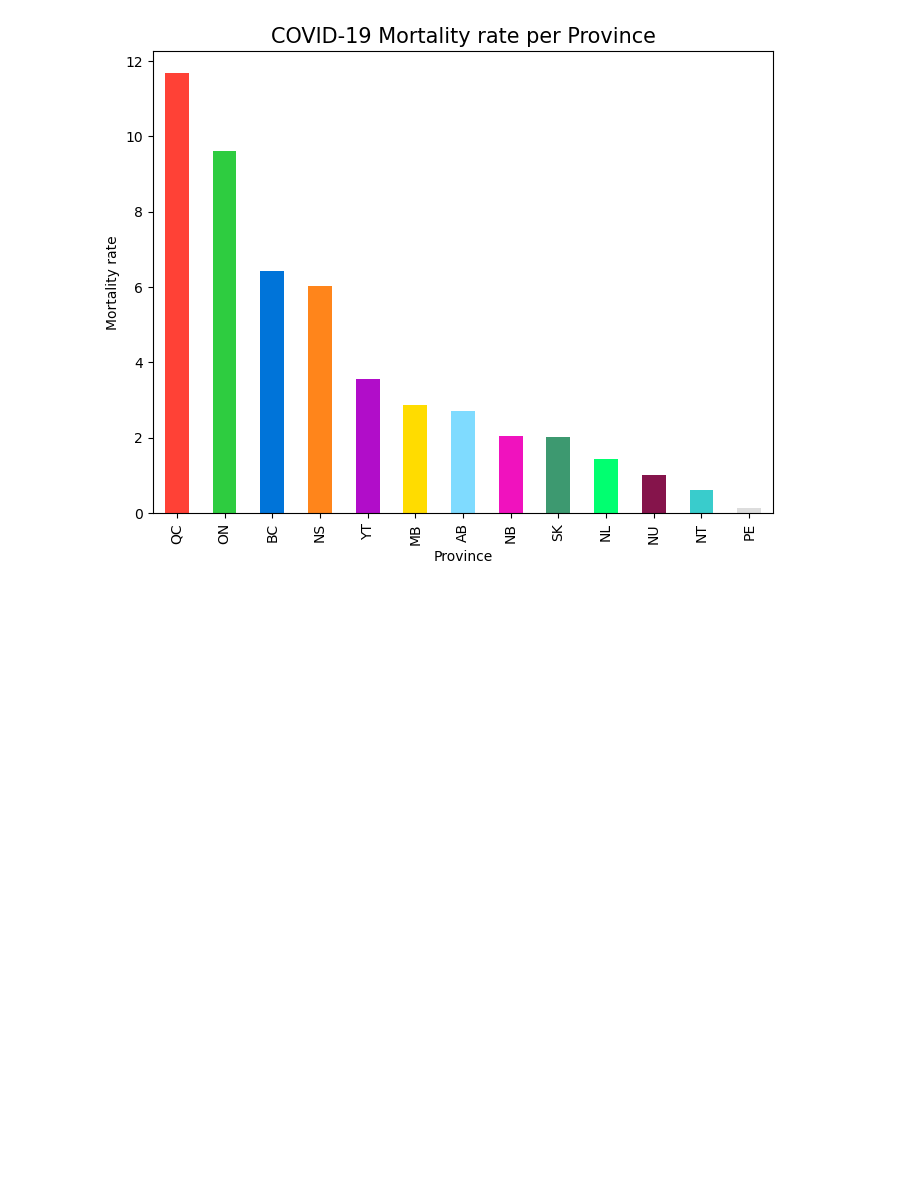
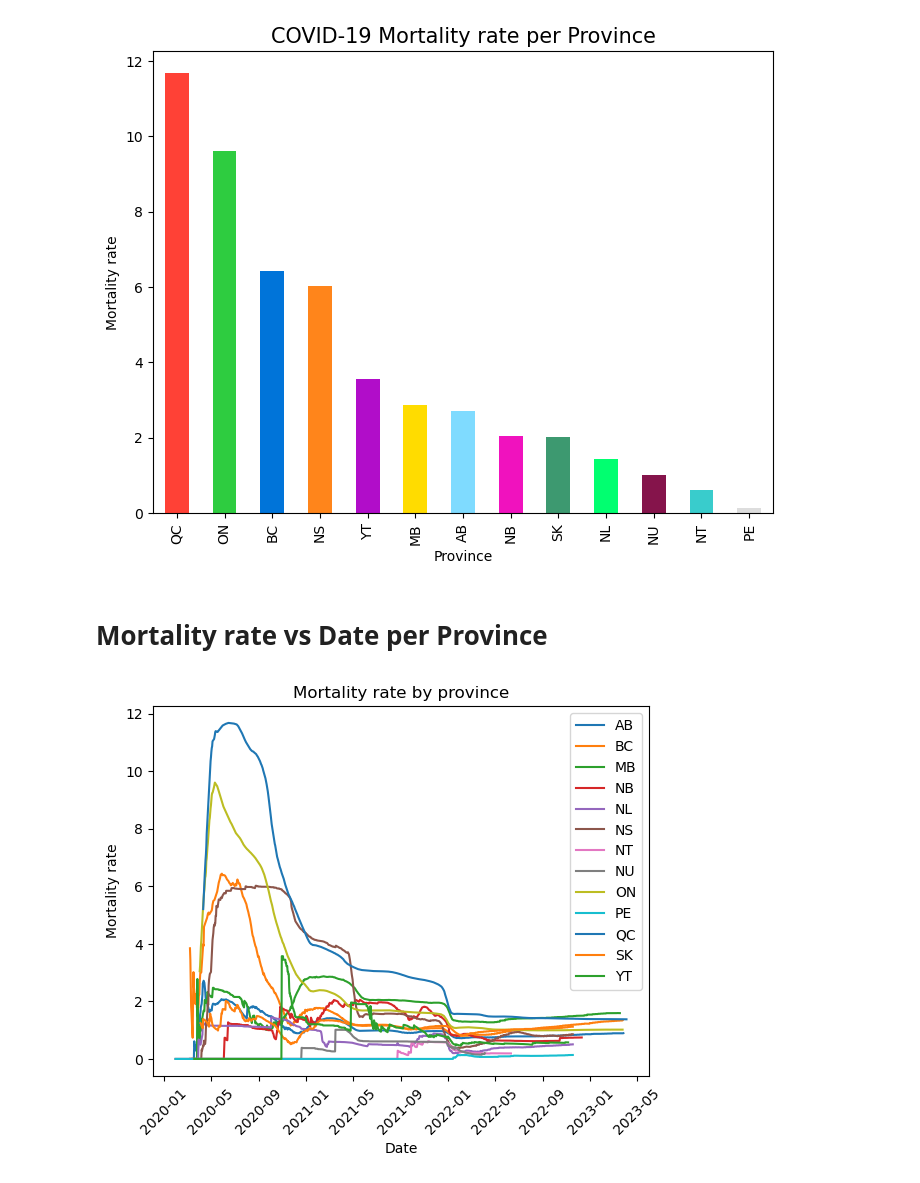
Before and after one commit to svafaeva93/Covid19AnalysisCanada, a Jupyter notebook: Data_extraction_API.ipynb, the cells around one changed output. Saved outputs shown, nothing was run; the diff lists cells and outputs as text; code cells hidden in the pictures; blank space fills up the shorter version.

```diff
--- a/Data_extraction_API.ipynb
+++ b/Data_extraction_API.ipynb
@@ -453,3 +441,23 @@ ax.set_title("COVID-19 Mortality rate per Province", size = 15)
 plt.show()
 # %% [output]
 [figure]
+# %% [markdown]
+# Mortality rate vs Date per Province
+# %%
+Mortality_rate_plot_df = covid_dataframe_df.loc[:, ['Province', 'Date', 'Mortality rate']]
+# sort by province and date
+Mortality_rate_plot_df = Mortality_rate_plot_df.sort_values(['Province', 'Date'])
+# create a separate plot for each province
+for province, group in Mortality_rate_plot_df.groupby('Province'):
+    # plot Date vs Confirmed cases per day
+    plt.plot(group['Date'], group['Mortality rate'], label=province)
+# add labels and legend
+plt.xlabel('Date')
+plt.xticks(rotation=45)
+plt.ylabel('Mortality rate')
+plt.title('Mortality rate by province')
+plt.legend()
+# show the plot
+plt.show()
+# %% [output]
+[figure, added]
```
Also changed, not shown: parts of 6 cells of this notebook.
